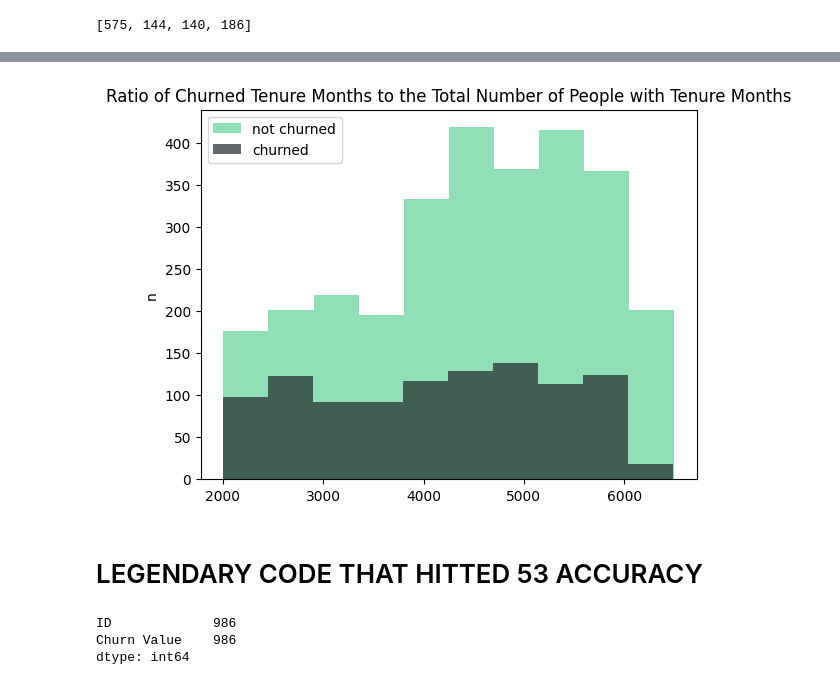
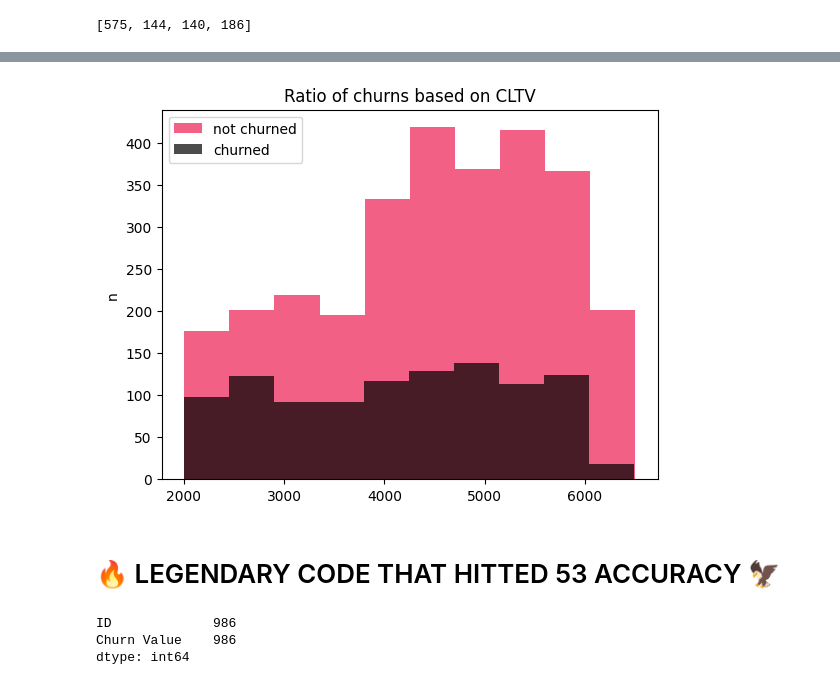
Before and after one commit to GeeK1224/cau_ml_project, a Jupyter notebook: cau_ml_project.ipynb, the cells around one changed output, grey strips where cells are left out. Drawn from its saved outputs; the diff is of its cells as text; code cells hidden in the pictures.

```diff
--- a/cau_ml_project.ipynb
+++ b/cau_ml_project.ipynb
@@ -15 +10,6 @@ hex_gray = '#616161'
+# %%
+# Colors
+hex_blue = '#69C9D0'
+hex_red = '#EE1D52'
+hex_black = '#000000'
 # %%
@@ -424,18 +425,18 @@ plt.show()
 cltv_churn = train_data[train_data["Churn Value"] == 1]['CLTV']
 cltv_not_churn = train_data[train_data["Churn Value"] == 0]['CLTV']
 # %%
-plt.hist(cltv_not_churn, label='not churned', alpha=0.7, color=hex_green)
+plt.hist(cltv_not_churn, label='not churned', alpha=0.7, color=hex_red)
 plt.hist(cltv_churn, label='churned', alpha=0.7, color=hex_black)
-plt.title('Ratio of Churned Tenure Months to the Total Number of People with Tenure Months')
+plt.title('Ratio of churns based on CLTV')
 plt.ylabel('n')
 plt.legend()
 plt.show()
 # %% [output]
-[figure, old version]
+[figure, new version]
 # %%
 # Если успею то сделаю классификацмю причин
 # %% [markdown]
-# LEGENDARY CODE THAT HITTED 53 ACCURACY
+# 🔥 LEGENDARY CODE THAT HITTED 53 ACCURACY 🦅
 # %%
 sample = pd.read_csv("sample_submission.csv")
 sample.count()
```
Also changed, not shown: parts of 15 cells of this notebook.
